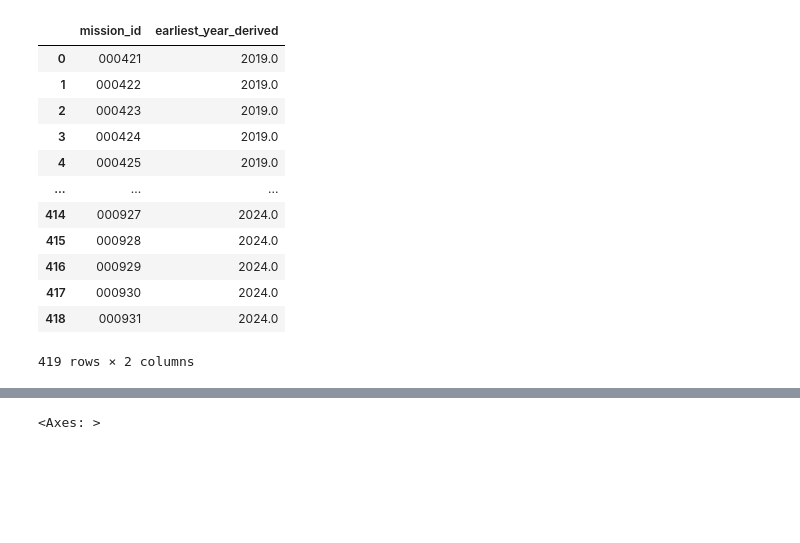
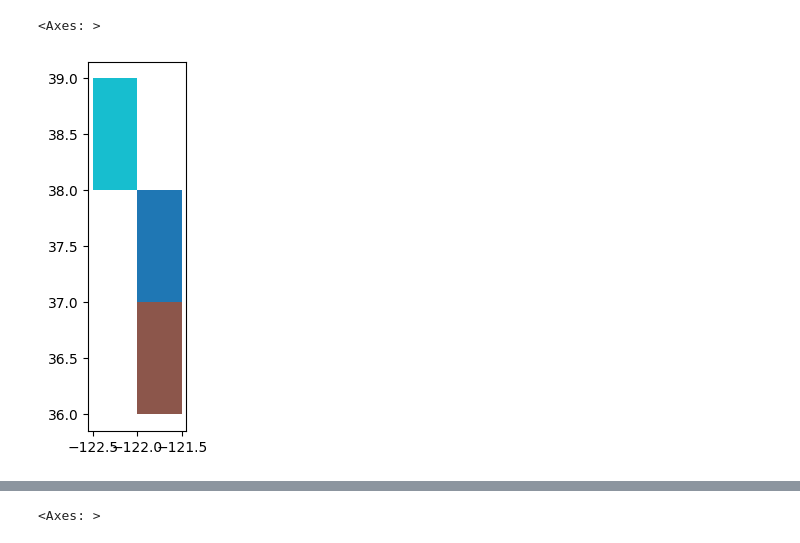
Before and after one commit to focal-lab/ucnrs-experiments, a Jupyter notebook: code/cover_change.ipynb, the cells around one changed output, grey strips where cells are left out. Drawn from its saved outputs; the diff is of its cells as text; code cells hidden in the pictures; blank space fills up the shorter version.

```diff
--- a/code/cover_change.ipynb
+++ b/code/cover_change.ipynb
@@ -10,14 +23,19 @@ from geograypher.utils.geospatial import ensure_projected_CRS
 # %%
-METADATA_FILE = Path("/ofo-share/drone-imagery-organization/3c_metadata-extracted/all-mission-polygons-w-metadata.gpkg")
-PREDS_FOLDER = Path("/ofo-share/repos-david/UCNRS-experiments/data/final/post_processed_shifted_predictions")
-
-# Corresponding to <> site
-# Quail
-ROI = box(xmin=-122.5, ymin=38, xmax=-122, ymax=39)
-# BORR
-#ROI = box(xmin=-122, ymin=37, xmax=-121.5, ymax=38)
-# Hast
-# ROI = box(xmin=-122, ymin=36, xmax=-121.5, ymax=37)
-
-ENSURE_NONOVERLAPPING = False
+# The generous bounds of the reserves
+reserve_bounds = gpd.GeoDataFrame(
+    {
+        "geometry":
+            [
+                box(xmin=-122.5, ymin=38, xmax=-122, ymax=39),
+                box(xmin=-122, ymin=37, xmax=-121.5, ymax=38),
+                box(xmin=-122, ymin=36, xmax=-121.5, ymax=37)
+            ],
+        "reserve": ["Quail", "BORR", "Hastings"]
+    },
+    crs=4326
+)
+reserve_bounds.plot("reserve")
+# %% [output]
+<Axes: >
+[figure, added]
 # %%
@@ -26,20 +68,5 @@ def plot_map(gdf):
 # %%
 metadata = gpd.read_file(METADATA_FILE)
-metadata = metadata[["mission_id", "earliest_year_derived"]]
-metadata
+metadata = metadata[["mission_id", "earliest_datetime_local_derived"]]
-# %% [output]
-|  | mission_id | earliest_year_derived |
-| 0 | 000421 | 2019.0 |
-| 1 | 000422 | 2019.0 |
-| 2 | 000423 | 2019.0 |
-| 3 | 000424 | 2019.0 |
-| 4 | 000425 | 2019.0 |
-| ... | ... | ... |
-| 414 | 000927 | 2024.0 |
-| 415 | 000928 | 2024.0 |
-| 416 | 000929 | 2024.0 |
-| 417 | 000930 | 2024.0 |
-| 418 | 000931 | 2024.0 |
-419 rows × 2 columns
 # %%
 pred_files = sorted(PREDS_FOLDER.glob("*"))
```
Also changed, not shown: parts of 32 cells of this notebook.
